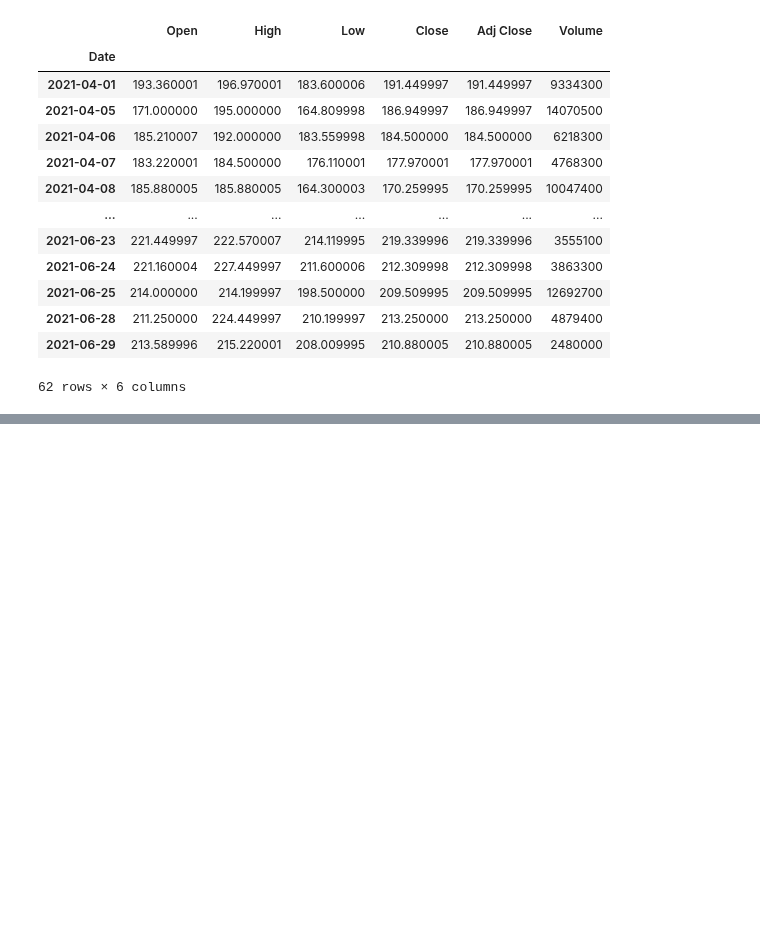
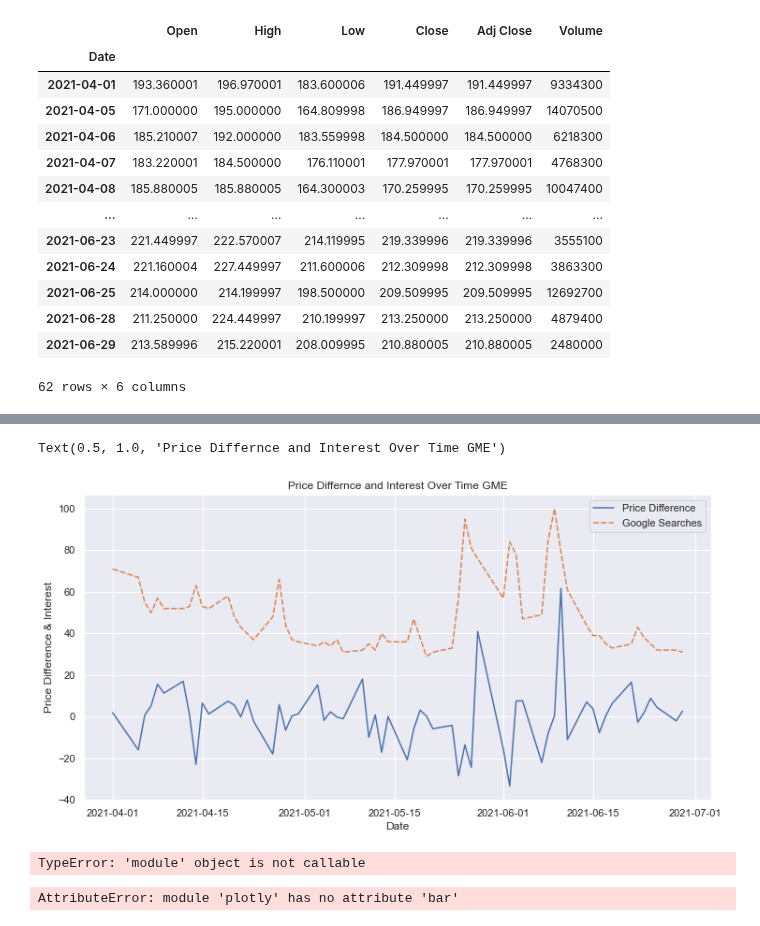
Before and after one commit to atlas125gev/StockProject, a Jupyter notebook: Homework6/GameStop_Moore.ipynb, the cells around one changed output, grey strips where cells are left out. Saved outputs shown, nothing was run; the diff lists cells and outputs as text; code cells hidden in the pictures; blank space fills up the shorter version.

```diff
--- a/Homework6/GameStop_Moore.ipynb
+++ b/Homework6/GameStop_Moore.ipynb
@@ -105,0 +120,34 @@ pd.read_csv(f"../Connor/Data/GME_DF_07.12.2021.csv")
+# %%
+# Seaborne plot
+sns.set_theme(style="darkgrid")
+fig, ax = plt.subplots(figsize = (12,6))
+fig = sns.lineplot(data=GME_DF[["Price Difference","Google Searches"]], ax=ax)
+plt.xlabel("Date")
+plt.ylabel("Price Difference & Interest")
+plt.title("Price Differnce and Interest Over Time GME")
+# %% [output]
+Text(0.5, 1.0, 'Price Differnce and Interest Over Time GME')
+[figure, added]
+# %%
+# Plotly
+xValue = GME_DF.index
+openGME = GME_DF['Open']
+highGME = GME_DF['High']
+lowGME = GME_DF['Low']
+closeGME = GME_DF['Close']
+
+
+fig = px.graph_objs.Figure(data=[px.graph_objs.candlestick(x=xValue,
+                open=openGME,
+                high=highGME,
+                low=lowGME,
+                close=closeGME)])
+
+fig.show()
+# %% [output]
+TypeError: 'module' object is not callable
+# %%
+fig = px.bar(GME_DF, x=GME_DF.index, y="Close")
+fig.show()
+# %% [output]
+AttributeError: module 'plotly' has no attribute 'bar'
```
Also changed, not shown: parts of 6 cells of this notebook, 3 other files.
